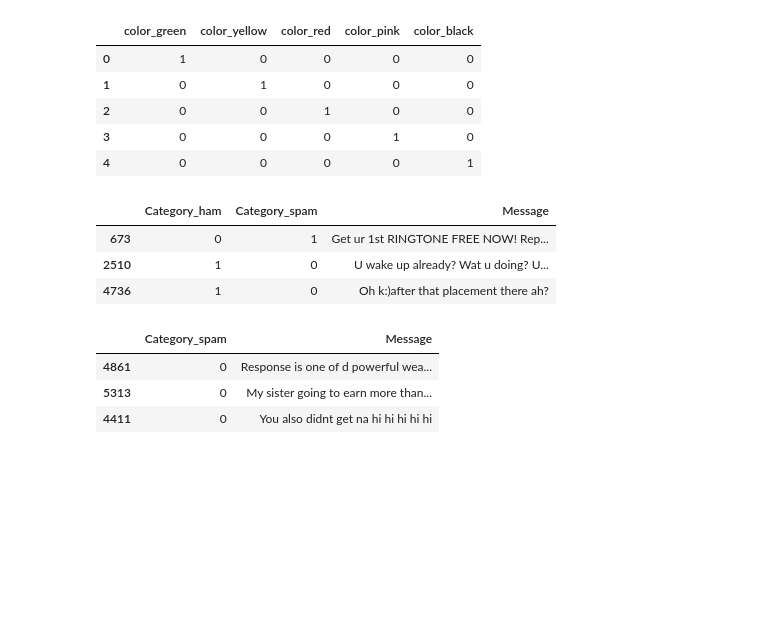
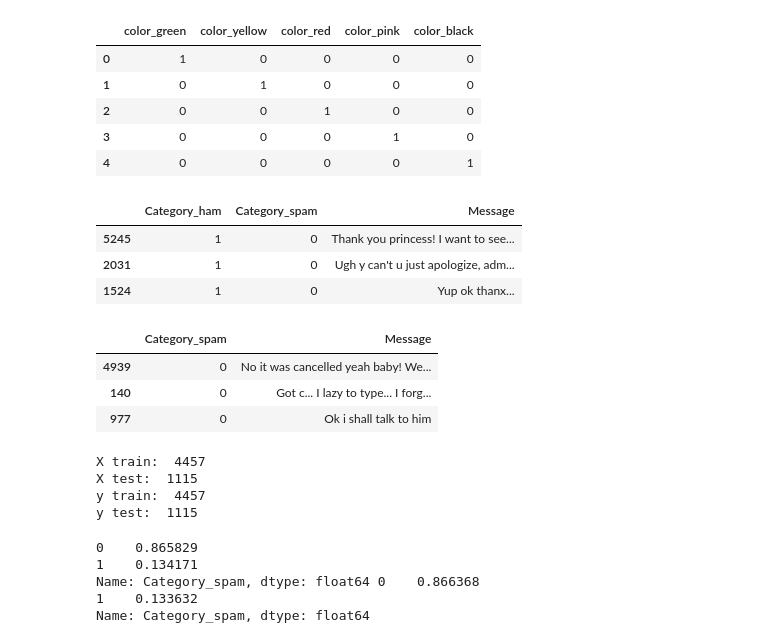
Before and after one commit to kidusabe1/Spam-Email-Classifier-My-first-model, a Jupyter notebook: email_spam_classifier.ipynb, the cells around one changed output. Drawn from its saved outputs; the diff is of its cells as text; code cells hidden in the pictures; blank space fills up the shorter version.

Commit message:
implemented train test split

```diff
--- a/email_spam_classifier.ipynb
+++ b/email_spam_classifier.ipynb
@@ -154,13 +153,13 @@ color_one_hot_encoded
 # %%
 # Since our dataset for the email spam detector is nominal data set, we use one hot encoding
 DS_encoder=ce.OneHotEncoder(cols='Category',use_cat_names=True)
-DS_one_hot_encoded=DS_encoder.fit_transform(DS)
-DS_one_hot_encoded.sample(3)
+DS=DS_encoder.fit_transform(DS)
+DS.sample(3)
 # %% [output]
 |  | Category_ham | Category_spam | Message |
-| 673 | 0 | 1 | Get ur 1st RINGTONE FREE NOW! Rep... |
-| 2510 | 1 | 0 | U wake up already? Wat u doing? U... |
-| 4736 | 1 | 0 | Oh k:)after that placement there ah? |
+| 5245 | 1 | 0 | Thank you princess! I want to see... |
+| 2031 | 1 | 0 | Ugh y can't u just apologize, adm... |
+| 1524 | 1 | 0 | Yup ok thanx... |
 # %%
 # From the above table we can see that the values 0 and 1 are just dummy variables signifying if it is a spam or a ham
 # but we can inherently define if a message is a spam or or not from the value of a ham, and vice versa
@@ -168,10 +167,45 @@ DS_one_hot_encoded.sample(3)
 
 # To avoid this we can drop one of the category features which is 'ham' in this case
 # to do that
-DS_one_hot_encoded_dropped_ham=DS_one_hot_encoded.drop(['Category_ham'],axis=1)
-DS_one_hot_encoded_dropped_ham.sample(3)
+DS=DS.drop(['Category_ham'],axis=1)
+DS.sample(3)
 # %% [output]
 |  | Category_spam | Message |
-| 4861 | 0 | Response is one of d powerful wea... |
-| 5313 | 0 | My sister going to earn more than... |
-| 4411 | 0 | You also didnt get na hi hi hi hi hi |
+| 4939 | 0 | No it was cancelled yeah baby! We... |
+| 140 | 0 | Got c... I lazy to type... I forg... |
+| 977 | 0 | Ok i shall talk to him |
+# %%
+# Next step is to split the encoded data in to training set and test set(20%) using sklearn
+from sklearn.model_selection import train_test_split
+
+x_train,x_test,y_train,y_test=train_test_split(DS.Message,
+                                                DS.Category_spam,
+                                                test_size=0.2,random_state=10)
+# Unlike the pdf u are using, here our x is the input messages and y is the output labels
+# the random_state attribute defines the shuffling procedure of the randomizing function
+# test_size is for how many percentage of the data set will be for the test set
+print("X train: ",x_train.shape[0])
+print("X test: ",x_test.shape[0])
+print("y train: ",y_train.shape[0])
+print("y test: ",y_test.shape[0])
+# %% [output]
+X train:  4457
+X test:  1115
+y train:  4457
+y test:  1115
+# %%
+# To avoid sampling bias and to preserve the class portioning of the original data set and represent each class(y) in the training and
+# testing data sets we have to set the stratify attribute in the train_test_split function to y(the class/output/)
+from locale import normalize
+
+
+x_train,x_test,y_train,y_test=train_test_split(DS.Message,
+                                                DS.Category_spam,test_size=0.2,
+                                                random_state=10,stratify=DS.Category_spam)
+print(y_train.value_counts(normalize=True),"\n",y_test.value_counts(normalize=True))
+# %% [output]
+0    0.865829
+1    0.134171
+Name: Category_spam, dtype: float64 0    0.866368
+1    0.133632
+Name: Category_spam, dtype: float64
```
Also changed, not shown: parts of 2 cells of this notebook.
